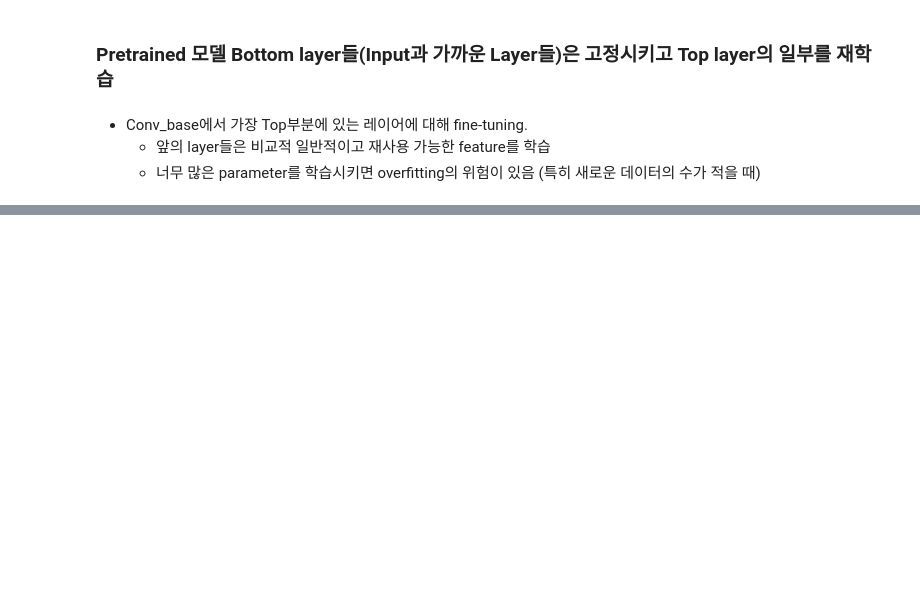
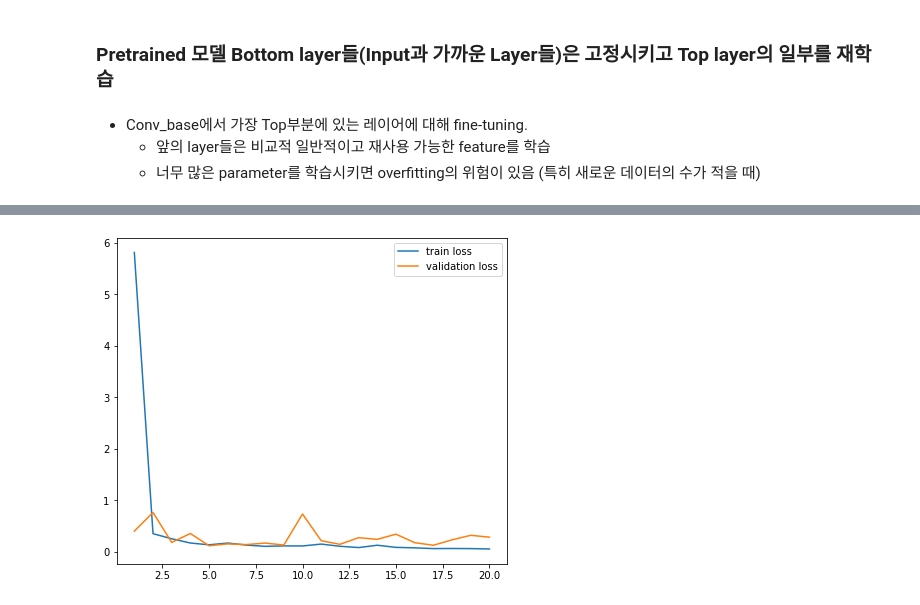
Before and after one commit to purple-cabbage0030/class_review, a Jupyter notebook: 13.deepLearning/09_1_GAP_Transfer Learning(전이학습).ipynb, the cells around one changed output, grey strips where cells are left out. Cells and saved outputs as stored; diff of their text form; code cells hidden in the pictures; blank space fills up the shorter version.

```diff
--- a/13.deepLearning/09_1_GAP_Transfer Learning(전이학습).ipynb
+++ b/13.deepLearning/09_1_GAP_Transfer Learning(전이학습).ipynb
@@ -637,0 +832,4 @@ _________________________________________________________________
+# %%
+model3 = create_model_3()
+model3.compile(optimizer=keras.optimizers.Adam(learning_rate=LEARNING_RATE), loss='binary_crossentropy', metrics=['accuracy'])
+model3.summary()
@@ -637,0 +859,6 @@ _________________________________________________________________
+# %%
+save_path = '/content/drive/MyDrive/Colab Notebooks/deeplearning_src/cat_dog_model/transfer_learning'
+
+mc_callback = keras.callbacks.ModelCheckpoint(filepath=save_path, save_best_only=True, monitor='val_loss', verbose=2)
+# %%
+train_iter, val_iter, test_iter = get_generator(applications.vgg16.preprocess_input)
@@ -637,0 +869,2 @@ _________________________________________________________________
+# %%
+hist = model3.fit(train_iter, epochs=N_EPOCHS, steps_per_epoch=len(train_iter), validation_data=val_iter, validation_steps=len(val_iter), callbacks=[mc_callback])
@@ -637,0 +889,11 @@ _________________________________________________________________
+# %%
+import matplotlib.pyplot as plt
+
+plt.figure(figsize=(7,6))
+plt.plot(range(1, N_EPOCHS+1), hist.history['loss'], label='train loss')
+plt.plot(range(1, N_EPOCHS+1), hist.history['val_loss'], label='validation loss')
+
+plt.legend()
+plt.show()
+# %% [output]
+[figure, added]
```
Also changed, not shown: parts of 31 cells of this notebook.
